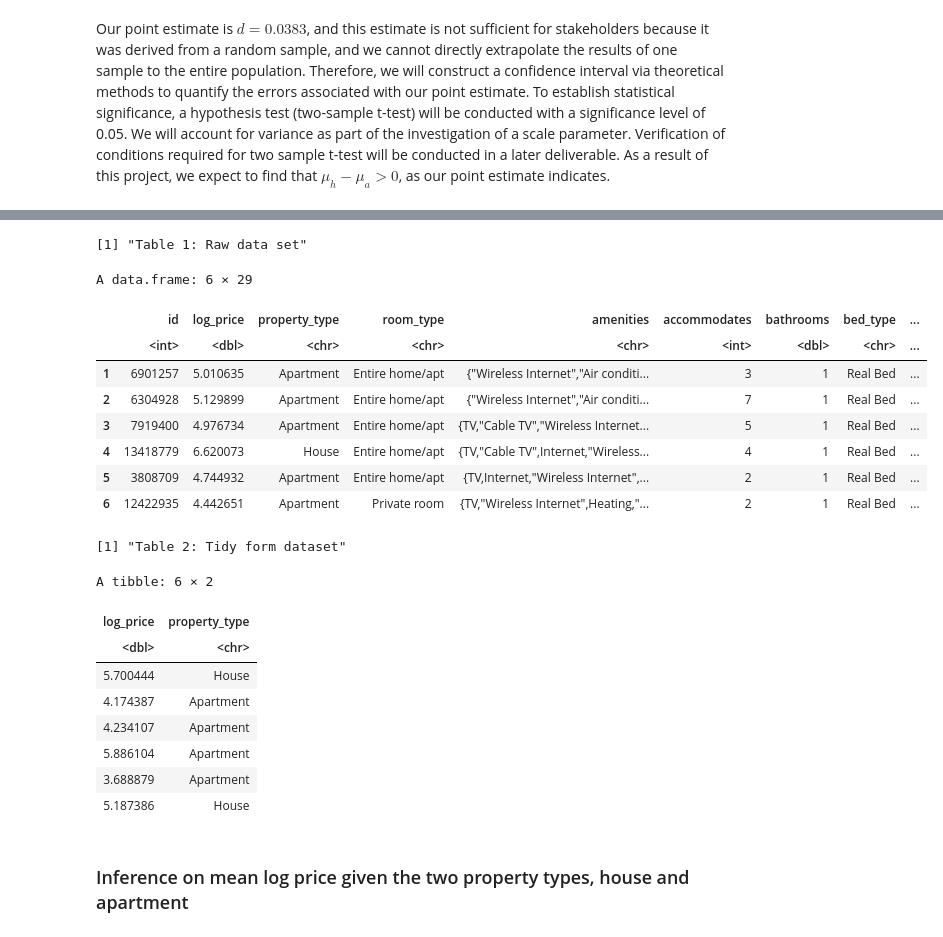
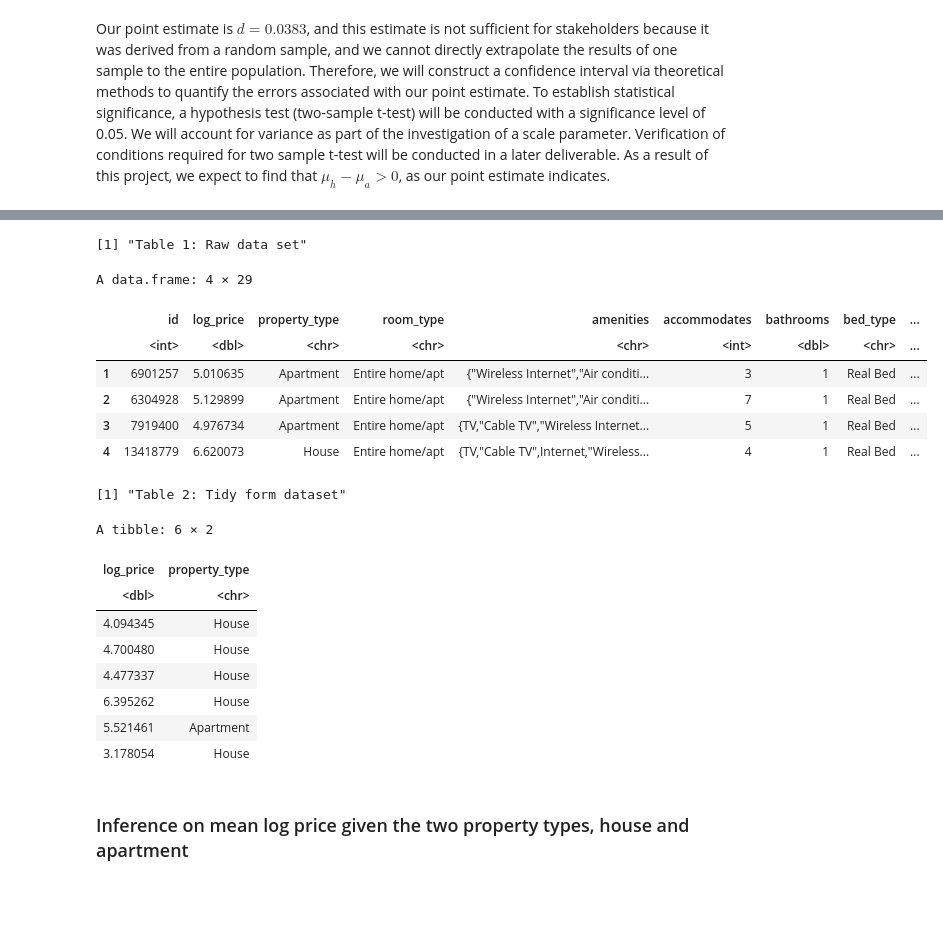
Before and after one commit to takumihoriba/stat201-project, a Jupyter notebook: proposal_final.ipynb, the cells around one changed output, grey strips where cells are left out. Cells and saved outputs as stored; diff of their text form; code cells hidden in the pictures; blank space fills up the shorter version.

```diff
--- a/proposal_final.ipynb
+++ b/proposal_final.ipynb
@@ -57,31 +57,35 @@ library(grid)
 # %%
 # read data
 set.seed(320)
-Airbnb <- read.csv("https://raw.githubusercontent.com/takumihoriba/stat201-project/stat201/data/train.csv")
+Airbnb_whole <- read.csv("https://raw.githubusercontent.com/takumihoriba/stat201-project/stat201/data/train.csv")
 # %%
 print("Table 1: Raw data set")
-head(Airbnb)
+head(Airbnb_whole, 4)
 # %% [output]
 [1] "Table 1: Raw data set"
-A data.frame: 6 × 29
+A data.frame: 4 × 29
 |  | id | log_price | property_type | room_type | amenities | accommodates | bathrooms | bed_type | ... |
 |  | <int> | <dbl> | <chr> | <chr> | <chr> | <int> | <dbl> | <chr> | ... |
 | 1 | 6901257 | 5.010635 | Apartment | Entire home/apt | {"Wireless Internet","Air conditi... | 3 | 1 | Real Bed | ... |
 | 2 | 6304928 | 5.129899 | Apartment | Entire home/apt | {"Wireless Internet","Air conditi... | 7 | 1 | Real Bed | ... |
 | 3 | 7919400 | 4.976734 | Apartment | Entire home/apt | {TV,"Cable TV","Wireless Internet... | 5 | 1 | Real Bed | ... |
 | 4 | 13418779 | 6.620073 | House | Entire home/apt | {TV,"Cable TV",Internet,"Wireless... | 4 | 1 | Real Bed | ... |
-| 5 | 3808709 | 4.744932 | Apartment | Entire home/apt | {TV,Internet,"Wireless Internet",... | 2 | 1 | Real Bed | ... |
-| 6 | 12422935 | 4.442651 | Apartment | Private room | {TV,"Wireless Internet",Heating,"... | 2 | 1 | Real Bed | ... |
 # %%
 #Clean and wrangle the dataset into a tidy format
 set.seed(320)
 #choose needed column, and get a sample from the data set (n=10000)
-#(Because the original data set was too large, the Jupyter could not run the code well for Bootstrapping
-Airbnb_tidy <- Airbnb |> select(log_price, property_type) |> filter(property_type %in% c("House", "Apartment")) |>
-               rep_sample_n(size = 10000,reps=1,replace=FALSE) |>
-               ungroup() |>
-               select(-replicate)
+#Because the original data set was too large, the Jupyter could not run the code well for Bootstrapping
+# Hence we take a subset of data and use it as a sample throughout our analysis.
 
+
+Airbnb <- Airbnb_whole |>
+        rep_sample_n(size = 10000,reps=1,replace=FALSE) |>
+        ungroup() |>
+        select(-replicate)
+
+Airbnb_tidy <- Airbnb |>
+        select(log_price, property_type) |>
+        filter(property_type %in% c("House", "Apartment"))
 
 print("Table 2: Tidy form dataset")
 head(Airbnb_tidy)
@@ -90,12 +94,12 @@ head(Airbnb_tidy)
 A tibble: 6 × 2
 | log_price | property_type |
 | <dbl> | <chr> |
-| 5.700444 | House |
-| 4.174387 | Apartment |
-| 4.234107 | Apartment |
-| 5.886104 | Apartment |
-| 3.688879 | Apartment |
-| 5.187386 | House |
+| 4.094345 | House |
+| 4.700480 | House |
+| 4.477337 | House |
+| 6.395262 | House |
+| 5.521461 | Apartment |
+| 3.178054 | House |
 # %% [markdown]
 ### Inference on mean log price given the two property types, house and apartment
 # %%
```
Also changed, not shown: parts of 15 cells of this notebook.
